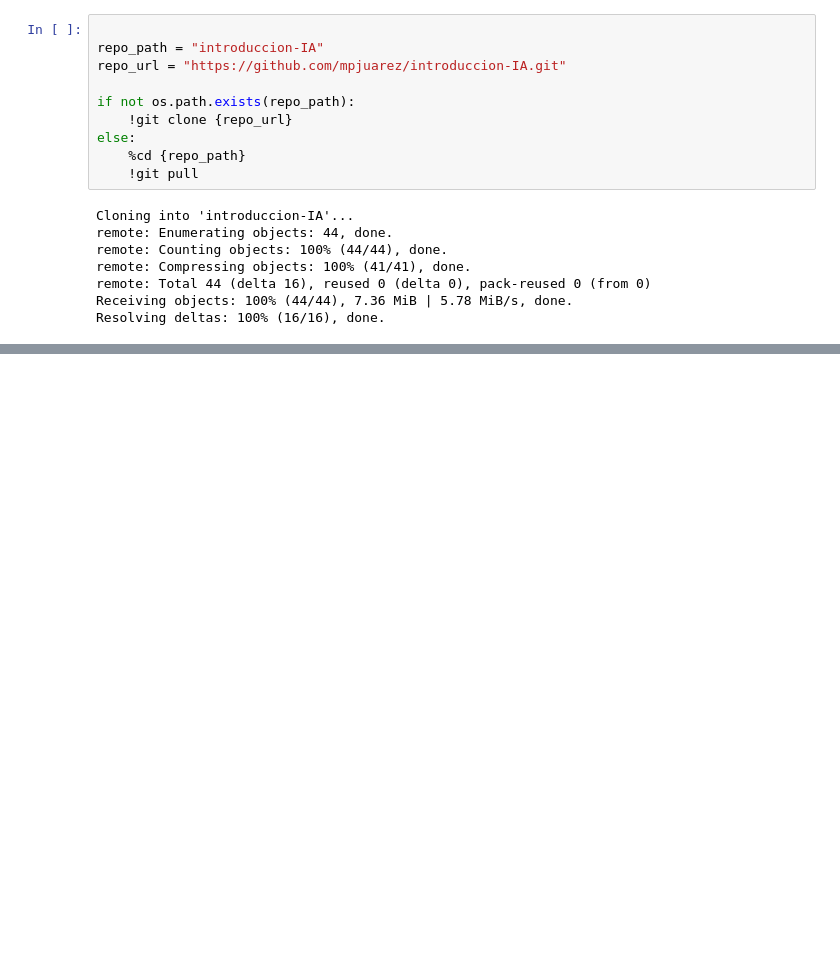
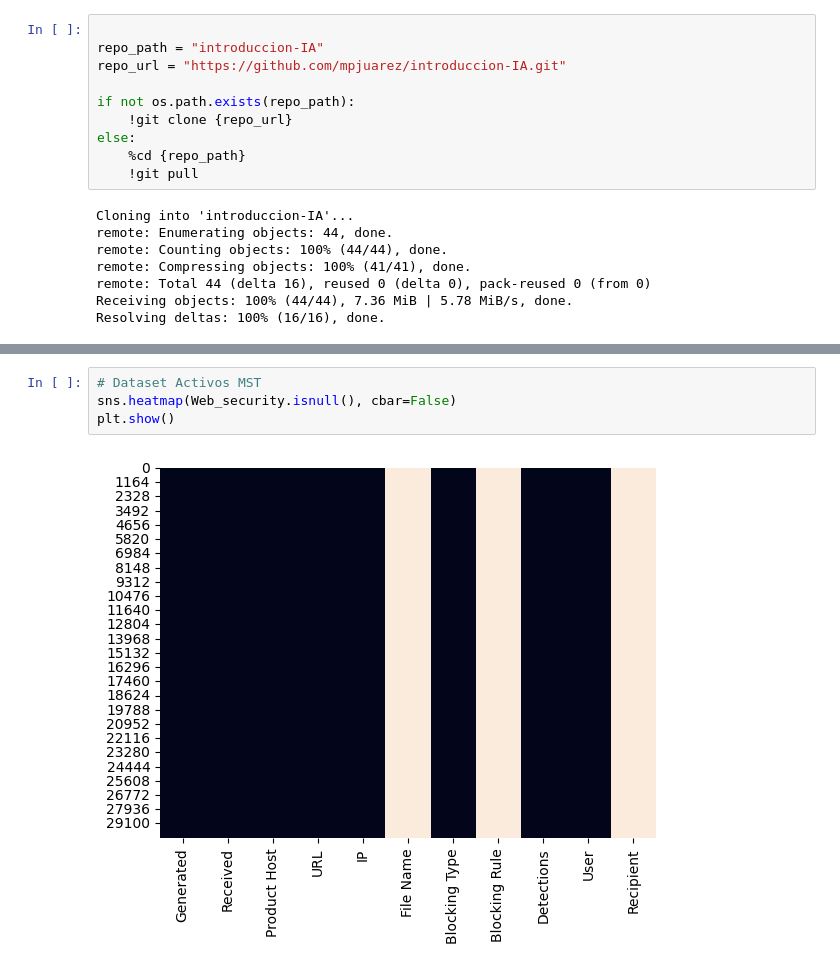
Before and after one commit to mpjuarez/introduccion-IA, a Jupyter notebook: TT_IA.ipynb, the cells around one changed output, grey strips where cells are left out. Cells and saved outputs as stored; diff of their text form; blank space fills up the shorter version.

```diff
--- a/TT_IA.ipynb
+++ b/TT_IA.ipynb
@@ -103,0 +148,6 @@ None
+# %%
+# Dataset Activos MST
+sns.heatmap(Web_security.isnull(), cbar=False)
+plt.show()
+# %% [output]
+[figure, added]
```
Also changed, not shown: parts of 5 cells of this notebook.
